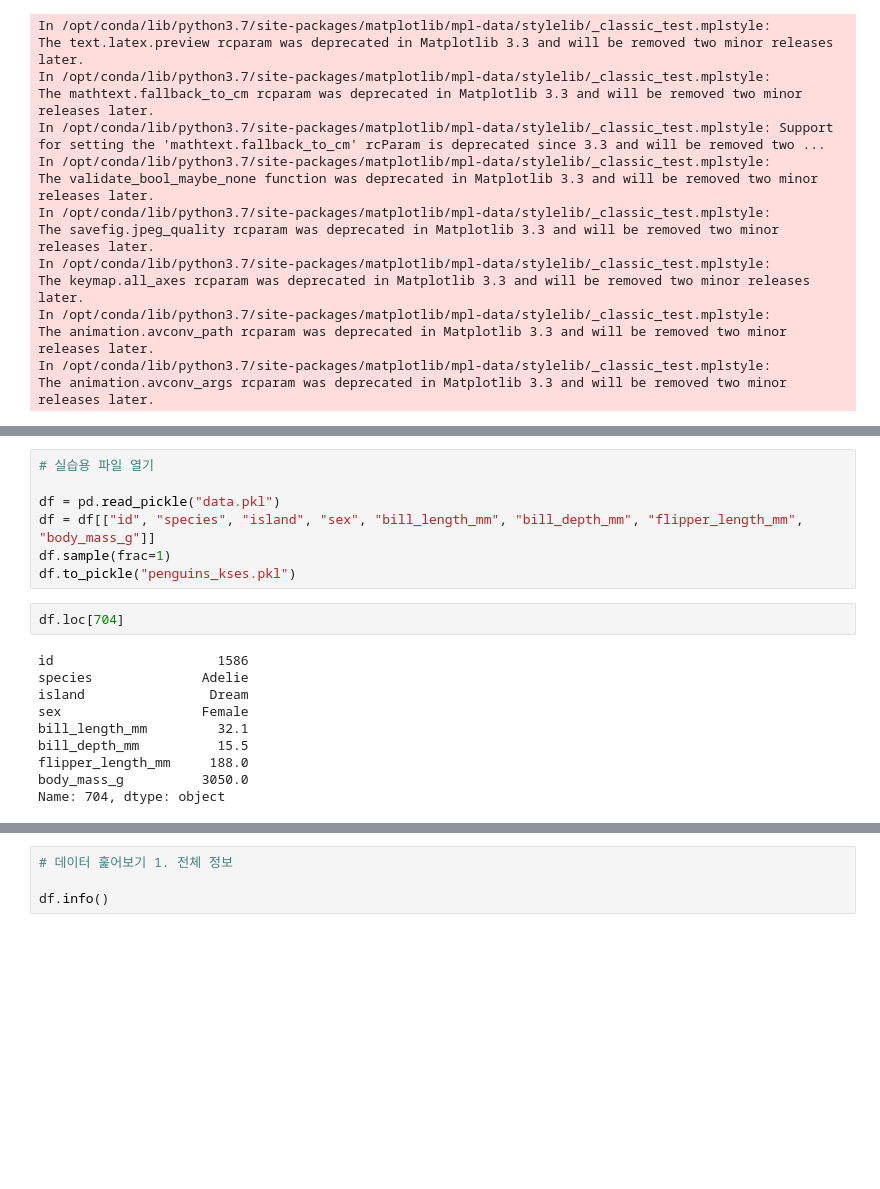
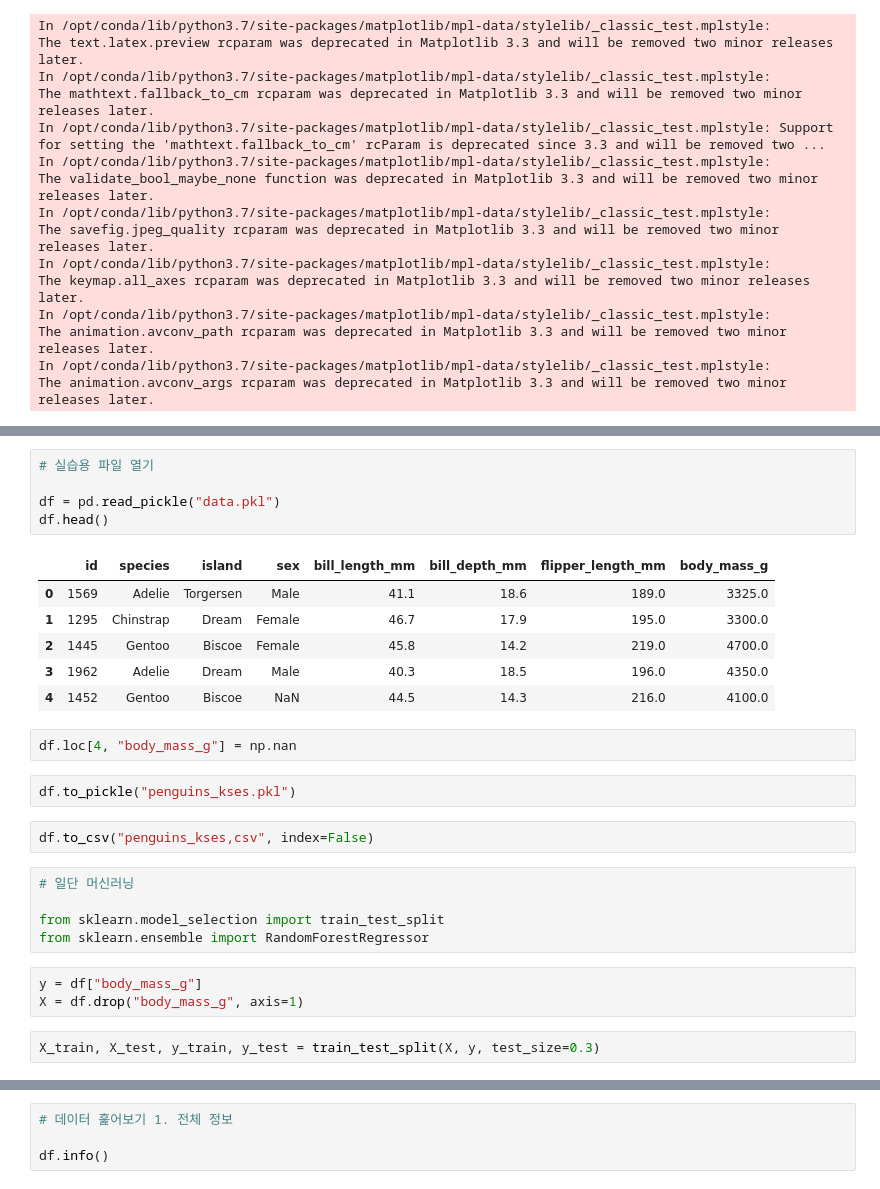
Before and after one commit to jehyunlee/2021_KSES_ML, a Jupyter notebook: 210514_handson.ipynb, the cells around one changed output, grey strips where cells are left out. Cells and saved outputs as stored; diff of their text form; blank space fills up the shorter version.

```diff
--- a/210514_handson.ipynb
+++ b/210514_handson.ipynb
@@ -35,19 +35,28 @@ request.urlretrieve(url, savename)
 # %%
 # 실습용 파일 열기
 
 df = pd.read_pickle("data.pkl")
-df = df[["id", "species", "island", "sex", "bill_length_mm", "bill_depth_mm", "flipper_length_mm", "body_mass_g"]]
-df.sample(frac=1)
-df.to_pickle("penguins_kses.pkl")
+df.head()
+# %% [output]
+|  | id | species | island | sex | bill_length_mm | bill_depth_mm | flipper_length_mm | body_mass_g |
+| 0 | 1569 | Adelie | Torgersen | Male | 41.1 | 18.6 | 189.0 | 3325.0 |
+| 1 | 1295 | Chinstrap | Dream | Female | 46.7 | 17.9 | 195.0 | 3300.0 |
+| 2 | 1445 | Gentoo | Biscoe | Female | 45.8 | 14.2 | 219.0 | 4700.0 |
+| 3 | 1962 | Adelie | Dream | Male | 40.3 | 18.5 | 196.0 | 4350.0 |
+| 4 | 1452 | Gentoo | Biscoe | NaN | 44.5 | 14.3 | 216.0 | 4100.0 |
-# %%
-df.loc[704]
-# %% [output]
-id                     1586
-species              Adelie
-island                Dream
-sex                  Female
-bill_length_mm         32.1
-bill_depth_mm          15.5
-flipper_length_mm     188.0
-body_mass_g          3050.0
-Name: 704, dtype: object
+# %%
+df.loc[4, "body_mass_g"] = np.nan
+# %%
+df.to_pickle("penguins_kses.pkl")
+# %%
+df.to_csv("penguins_kses,csv", index=False)
+# %%
+# 일단 머신러닝
+
+from sklearn.model_selection import train_test_split
+from sklearn.ensemble import RandomForestRegressor
+# %%
+y = df["body_mass_g"]
+X = df.drop("body_mass_g", axis=1)
+# %%
+X_train, X_test, y_train, y_test = train_test_split(X, y, test_size=0.3)
```
Also changed, not shown: parts of 22 cells of this notebook, 6 other files.
